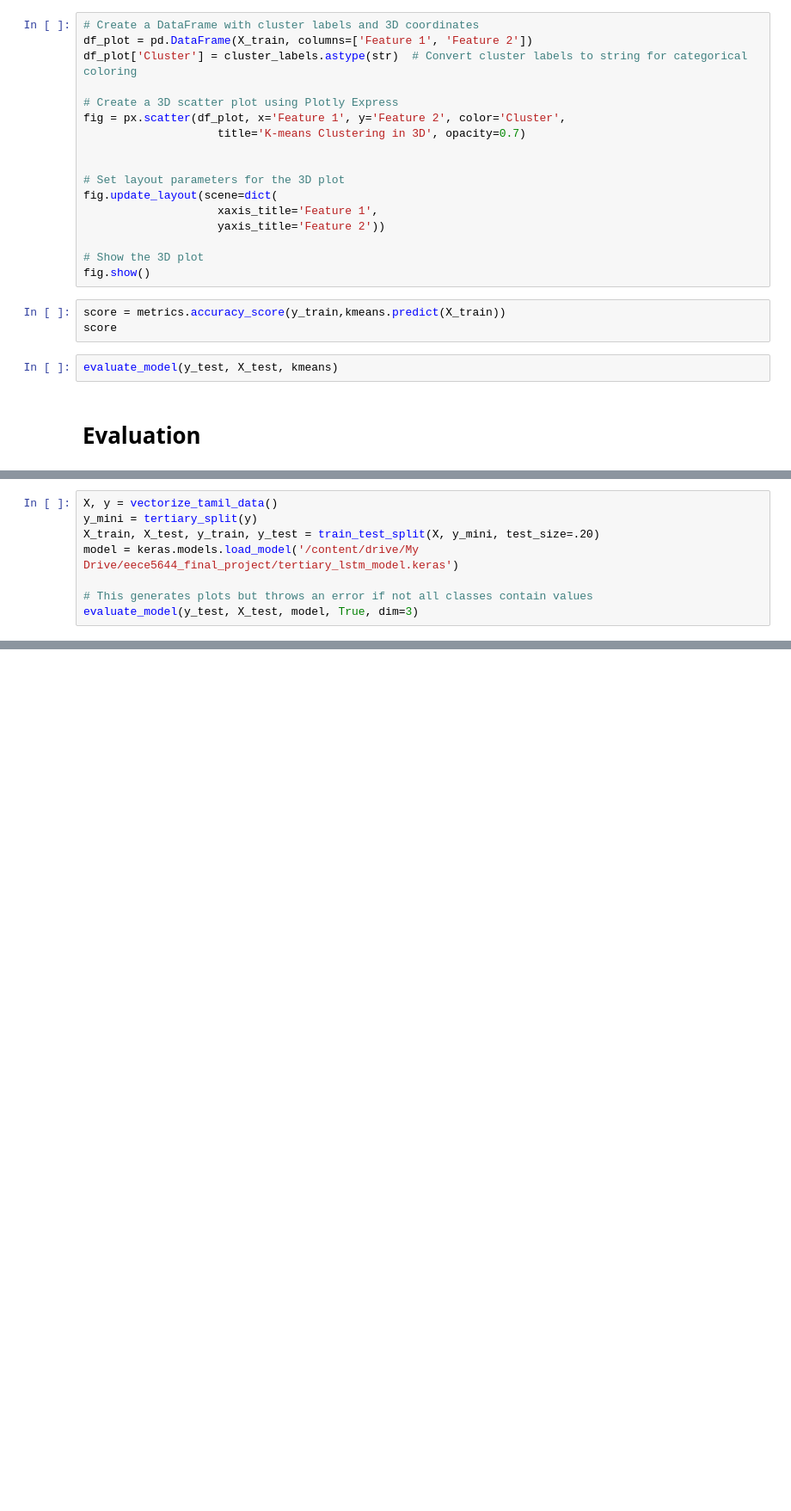
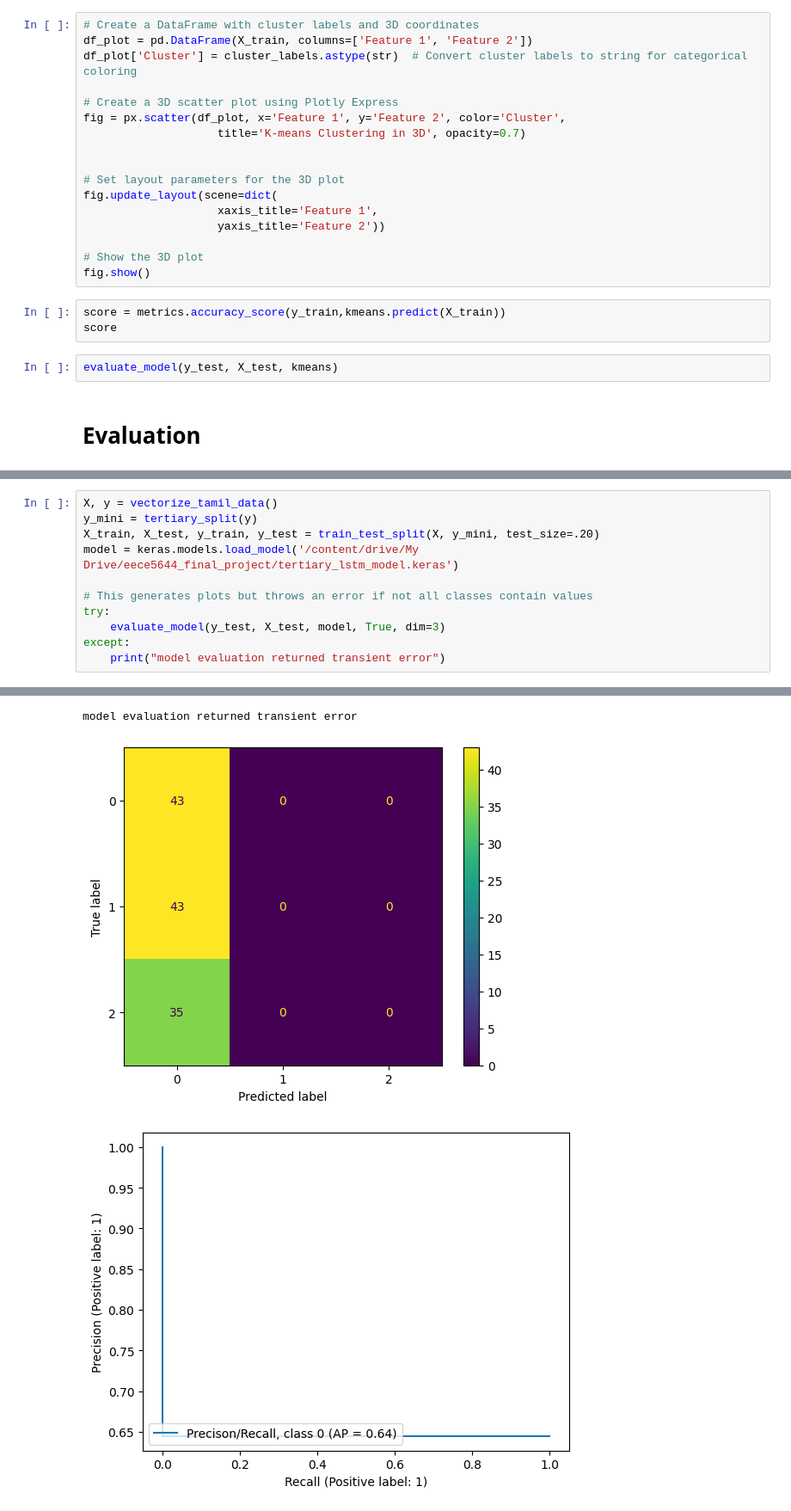
Before and after one commit to maurermi/EECE5644-Final-Project-FINAL-DRAFT, a Jupyter notebook: ML_Project_Final.ipynb, the cells around one changed output, grey strips where cells are left out. Shown at 86% size. Saved outputs shown, nothing was run; the diff lists cells and outputs as text; blank space fills up the shorter version.

```diff
--- a/ML_Project_Final.ipynb
+++ b/ML_Project_Final.ipynb
@@ -1303,4 +1682,8 @@ X_train, X_test, y_train, y_test = train_test_split(X, y_mini, test_size=.20)
 model = keras.models.load_model('/content/drive/My Drive/eece5644_final_project/tertiary_lstm_model.keras')
 
 # This generates plots but throws an error if not all classes contain values
-evaluate_model(y_test, X_test, model, True, dim=3)
+try:
+    evaluate_model(y_test, X_test, model, True, dim=3)
+except:
+    print("model evaluation returned transient error")
+# %% [output]
@@ -1306,0 +1717,3 @@ evaluate_model(y_test, X_test, model, True, dim=3)
+model evaluation returned transient error
+[figure, added]
+[figure, added]
```
Also changed, not shown: parts of 54 cells of this notebook.
